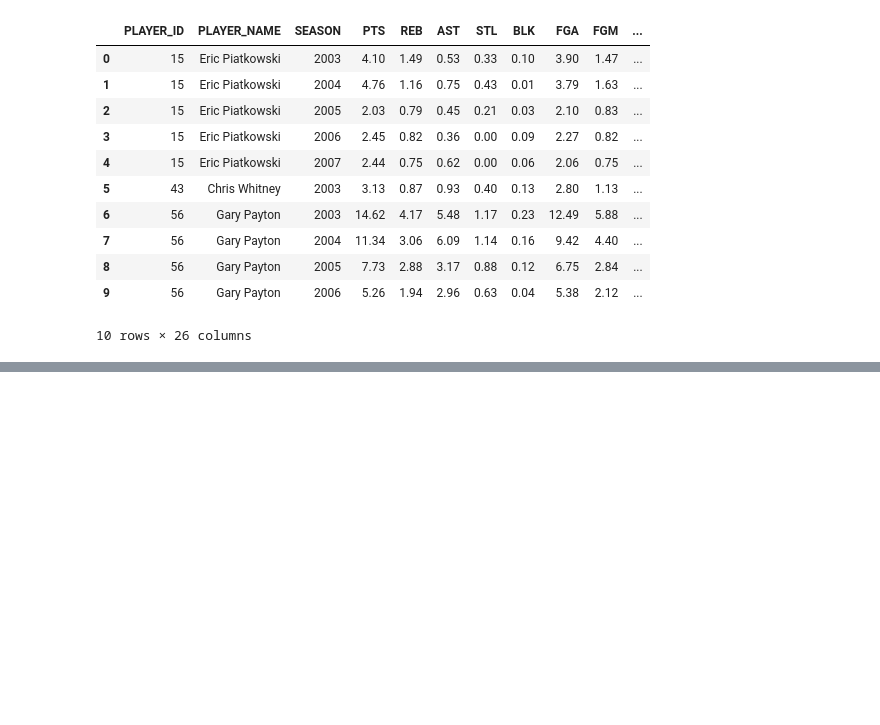
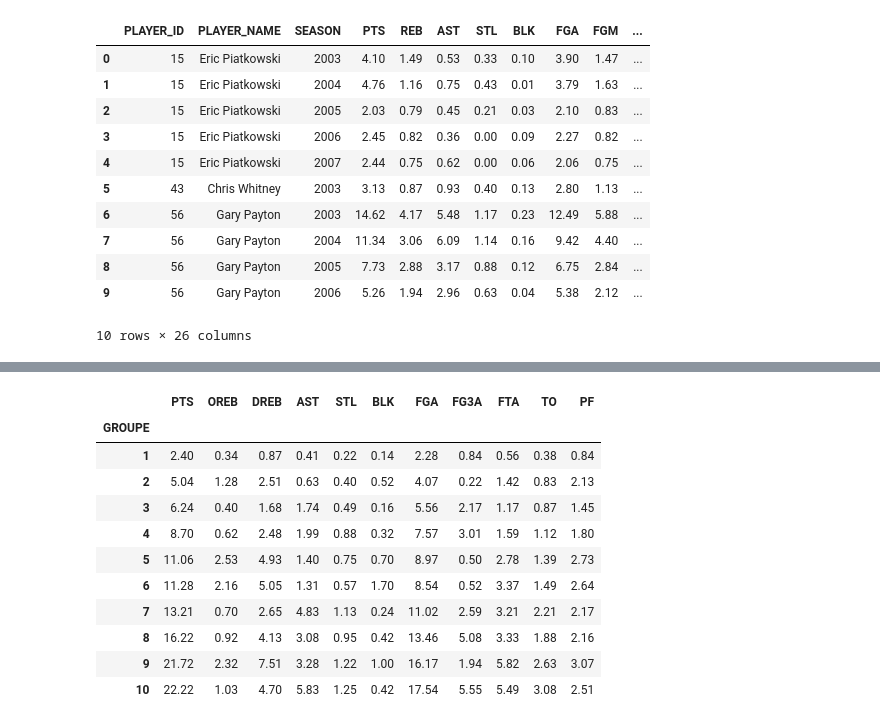
Before and after one commit to Smqck/NBA-Project, a Jupyter notebook: projet NBA/nba-player comparatif.ipynb, the cells around one changed output, grey strips where cells are left out. Saved outputs shown, nothing was run; the diff lists cells and outputs as text; code cells hidden in the pictures; blank space fills up the shorter version.

```diff
--- a/projet NBA/nba-player comparatif.ipynb
+++ b/projet NBA/nba-player comparatif.ipynb
@@ -1088,0 +1138,12 @@ moyennes.round(2).to_csv(
+# %%
+# Sélection des variables pour la classification
+
+colonnes = [
+    'PTS', 'OREB', 'DREB', 'AST', 'STL',
+    'BLK', 'FGA', 'FG3A', 'FTA', 'TO', 'PF'
+]
+
+X = moyennes[colonnes].copy()
+
+print(X.shape)
+display(X.head())
@@ -1088,0 +1249,16 @@ moyennes.round(2).to_csv(
+# %%
+from scipy.cluster.hierarchy import fcluster
+
+# Nombre de groupes souhaité
+nb_groupes = 10
+
+# Création des groupes à partir de la CAH
+groupes = fcluster(Z, t=nb_groupes, criterion="maxclust")
+
+# Ajout des groupes dans un nouveau tableau
+resultats_CAH = moyennes.loc[X_echantillon.index].copy()
+
+resultats_CAH["GROUPE"] = groupes
+
+# Affichage des joueurs et de leur groupe
+display(resultats_CAH[["PLAYER_NAME", "SEASON", "GROUPE"]].head(20))
@@ -1088,0 +1306,19 @@ moyennes.round(2).to_csv(
+# %%
+# Calcul des statistiques moyennes par groupe
+stats_groupes = resultats_CAH.groupby("GROUPE")[colonnes].mean()
+
+# Affichage des résultats
+display(stats_groupes.round(2))
+# %% [output]
+|  | PTS | OREB | DREB | AST | STL | BLK | FGA | FG3A | FTA | TO | PF |
+| GROUPE |  |  |  |  |  |  |  |  |  |  |  |
+| 1 | 2.40 | 0.34 | 0.87 | 0.41 | 0.22 | 0.14 | 2.28 | 0.84 | 0.56 | 0.38 | 0.84 |
+| 2 | 5.04 | 1.28 | 2.51 | 0.63 | 0.40 | 0.52 | 4.07 | 0.22 | 1.42 | 0.83 | 2.13 |
+| 3 | 6.24 | 0.40 | 1.68 | 1.74 | 0.49 | 0.16 | 5.56 | 2.17 | 1.17 | 0.87 | 1.45 |
+| 4 | 8.70 | 0.62 | 2.48 | 1.99 | 0.88 | 0.32 | 7.57 | 3.01 | 1.59 | 1.12 | 1.80 |
+| 5 | 11.06 | 2.53 | 4.93 | 1.40 | 0.75 | 0.70 | 8.97 | 0.50 | 2.78 | 1.39 | 2.73 |
+| 6 | 11.28 | 2.16 | 5.05 | 1.31 | 0.57 | 1.70 | 8.54 | 0.52 | 3.37 | 1.49 | 2.64 |
+| 7 | 13.21 | 0.70 | 2.65 | 4.83 | 1.13 | 0.24 | 11.02 | 2.59 | 3.21 | 2.21 | 2.17 |
+| 8 | 16.22 | 0.92 | 4.13 | 3.08 | 0.95 | 0.42 | 13.46 | 5.08 | 3.33 | 1.88 | 2.16 |
+| 9 | 21.72 | 2.32 | 7.51 | 3.28 | 1.22 | 1.00 | 16.17 | 1.94 | 5.82 | 2.63 | 3.07 |
+| 10 | 22.22 | 1.03 | 4.70 | 5.83 | 1.25 | 0.42 | 17.54 | 5.55 | 5.49 | 3.08 | 2.51 |
```
Also changed, not shown: parts of 25 cells of this notebook, 7 other files.
